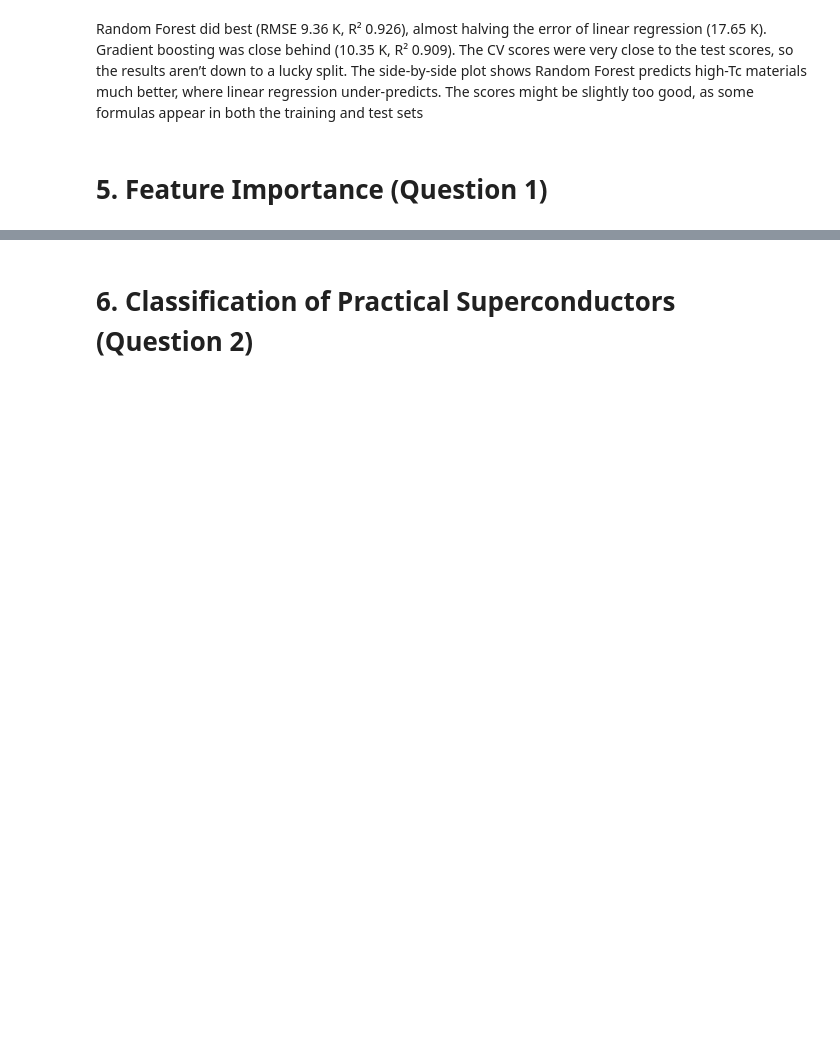
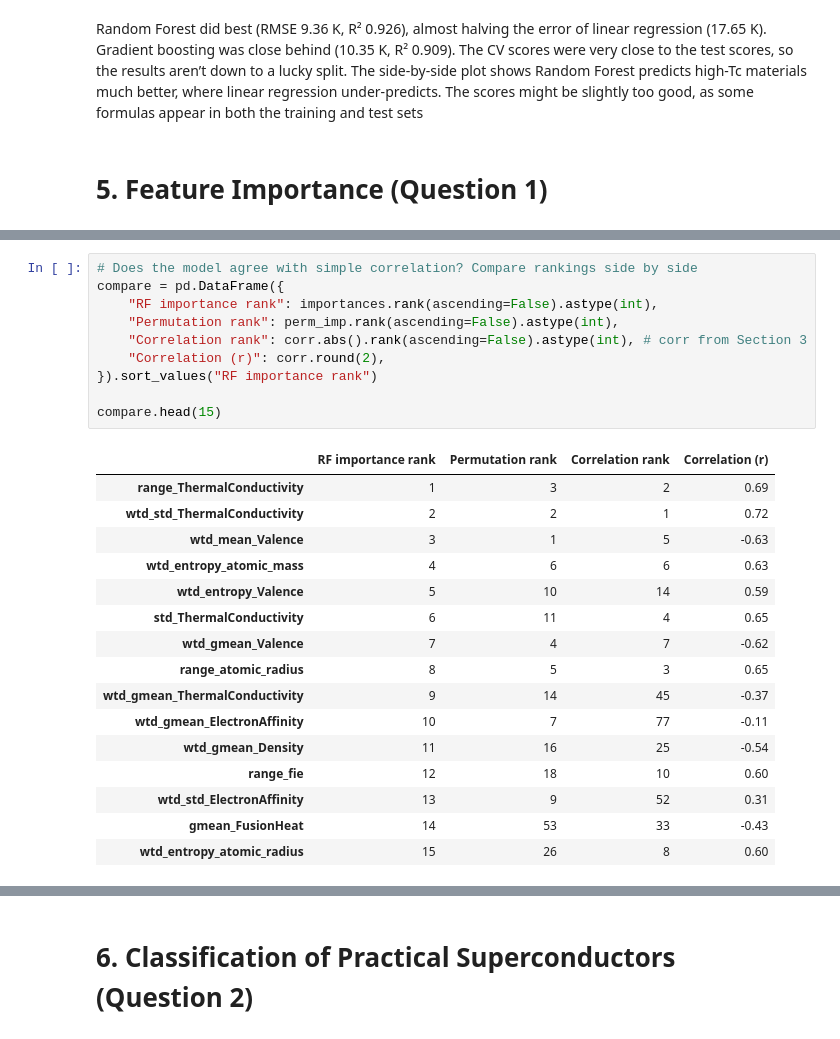
Before and after one commit to SeanCross65/Data-Analytics-Data-Mining, a Jupyter notebook: SuperConductivity.ipynb, the cells around one changed output, grey strips where cells are left out. Saved outputs shown, nothing was run; the diff lists cells and outputs as text; blank space fills up the shorter version.

```diff
--- a/SuperConductivity.ipynb
+++ b/SuperConductivity.ipynb
@@ -358,0 +390,27 @@ print(1)
+# %%
+# Does the model agree with simple correlation? Compare rankings side by side
+compare = pd.DataFrame({
+    "RF importance rank": importances.rank(ascending=False).astype(int),
+    "Permutation rank": perm_imp.rank(ascending=False).astype(int),
+    "Correlation rank": corr.abs().rank(ascending=False).astype(int), # corr from Section 3
+    "Correlation (r)": corr.round(2),
+}).sort_values("RF importance rank")
+
+compare.head(15)
+# %% [output]
+|  | RF importance rank | Permutation rank | Correlation rank | Correlation (r) |
+| range_ThermalConductivity | 1 | 3 | 2 | 0.69 |
+| wtd_std_ThermalConductivity | 2 | 2 | 1 | 0.72 |
+| wtd_mean_Valence | 3 | 1 | 5 | -0.63 |
+| wtd_entropy_atomic_mass | 4 | 6 | 6 | 0.63 |
+| wtd_entropy_Valence | 5 | 10 | 14 | 0.59 |
+| std_ThermalConductivity | 6 | 11 | 4 | 0.65 |
+| wtd_gmean_Valence | 7 | 4 | 7 | -0.62 |
+| range_atomic_radius | 8 | 5 | 3 | 0.65 |
+| wtd_gmean_ThermalConductivity | 9 | 14 | 45 | -0.37 |
+| wtd_gmean_ElectronAffinity | 10 | 7 | 77 | -0.11 |
+| wtd_gmean_Density | 11 | 16 | 25 | -0.54 |
+| range_fie | 12 | 18 | 10 | 0.60 |
+| wtd_std_ElectronAffinity | 13 | 9 | 52 | 0.31 |
+| gmean_FusionHeat | 14 | 53 | 33 | -0.43 |
+| wtd_entropy_atomic_radius | 15 | 26 | 8 | 0.60 |
```
Also changed, not shown: parts of 3 cells of this notebook.
